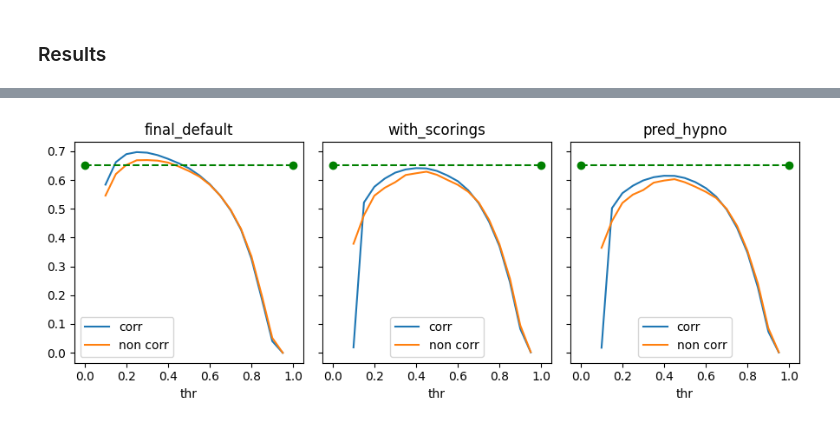
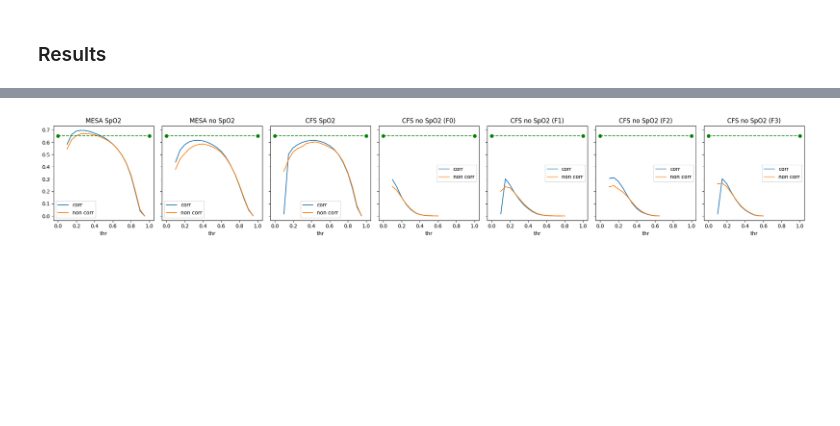
Before and after one commit to JulianBvW/Wearable-Sleep-Event-Detection, a Jupyter notebook: Notebooks/68_event_level_evaluation.ipynb, the cells around one changed output, grey strips where cells are left out. Drawn from its saved outputs; the diff is of its cells as text; code cells hidden in the pictures; blank space fills up the shorter version.

```diff
--- a/Notebooks/68_event_level_evaluation.ipynb
+++ b/Notebooks/68_event_level_evaluation.ipynb
@@ -14,3 +12,6 @@ runs = ['final_default', 'with_scorings', 'pred_hypno']
+# %%
+runs = ['final_default', 'final_no_spo2', 'pred_hypno', 'no_spo2_f0', 'no_spo2_f1', 'no_spo2_f2', 'no_spo2_f3']
+run_names = ['MESA SpO2', 'MESA no SpO2', 'CFS SpO2', 'CFS no SpO2 (F0)', 'CFS no SpO2 (F1)', 'CFS no SpO2 (F2)', 'CFS no SpO2 (F3)']
 # %% [markdown]
 ### Results
 # %%
@@ -20,8 +21,8 @@ mesa_results = pd.read_csv('58_final_results1.csv')
 data = pd.concat([cfs_results, mesa_results], ignore_index=True)
 # %%
 _, axs = plt.subplots(2, len(runs), figsize=(len(runs)*3, 6), sharex=True, sharey=True)
-for col, run in enumerate(runs):
+for col, (run, run_name) in enumerate(zip(runs, run_names)):
     for row, correctify in enumerate([True, False]):
-        data[(data['run'] == run) & (data['correctify'] == correctify)][['thr', 'precision', 'recall']].set_index('thr').iloc[1:20].plot(ax=axs[row, col], title=f'{run}{' (correctified)' if correctify else ''}')
+        data[(data['run'] == run) & (data['correctify'] == correctify)][['thr', 'precision', 'recall']].set_index('thr').iloc[1:20].plot(ax=axs[row, col], title=f'{run_name}{' (correctified)' if correctify else ''}')
 plt.tight_layout()
 # %% [output]
@@ -29,11 +30,11 @@ plt.tight_layout()
 # %%
 _, axs = plt.subplots(1, len(runs), figsize=(len(runs)*3, 3.5), sharex=True, sharey=True)
-for i, run in enumerate(runs):
+for i, (run, run_name) in enumerate(zip(runs, run_names)):
     for correctify in [True, False]:
         f1_by_thr = data[(data['run'] == run) & (data['correctify'] == correctify)][['thr', 'f1']].set_index('thr')
         f1_by_thr.columns = [f'{'corr' if correctify else 'non corr'}']
-        f1_by_thr.iloc[1:20].plot(ax=axs[i], title=run)
+        f1_by_thr.iloc[1:20].plot(ax=axs[i], title=run_name)
     axs[i].plot([0,1], [0.65]*2, color='green', linestyle='dashed', marker='o')
 plt.tight_layout()
 # %% [output]
-[figure, old version]
+[figure, new version]
```
Also changed, not shown: parts of 2 cells of this notebook, 22 other files.
